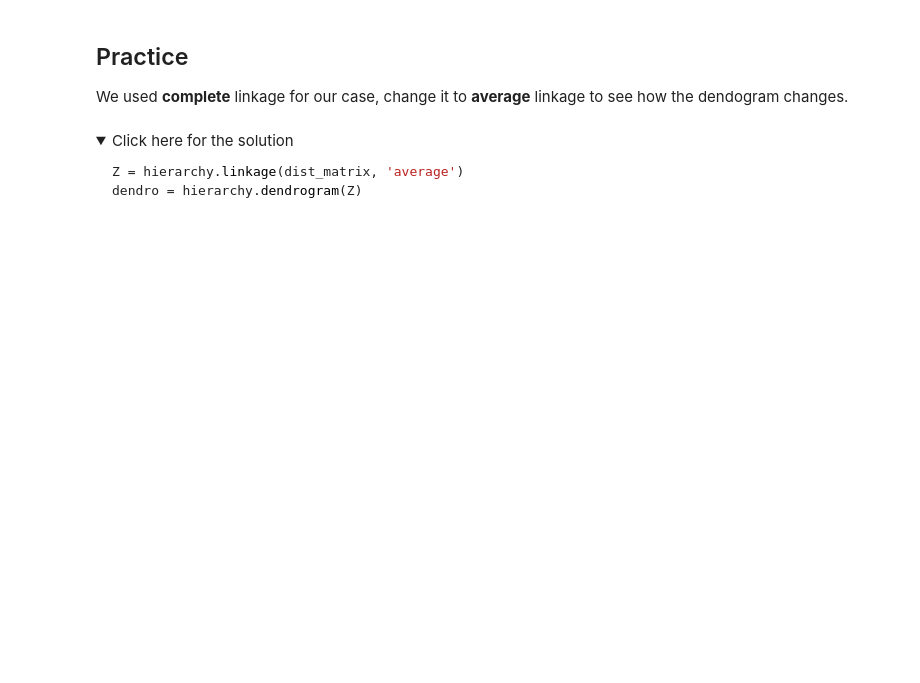
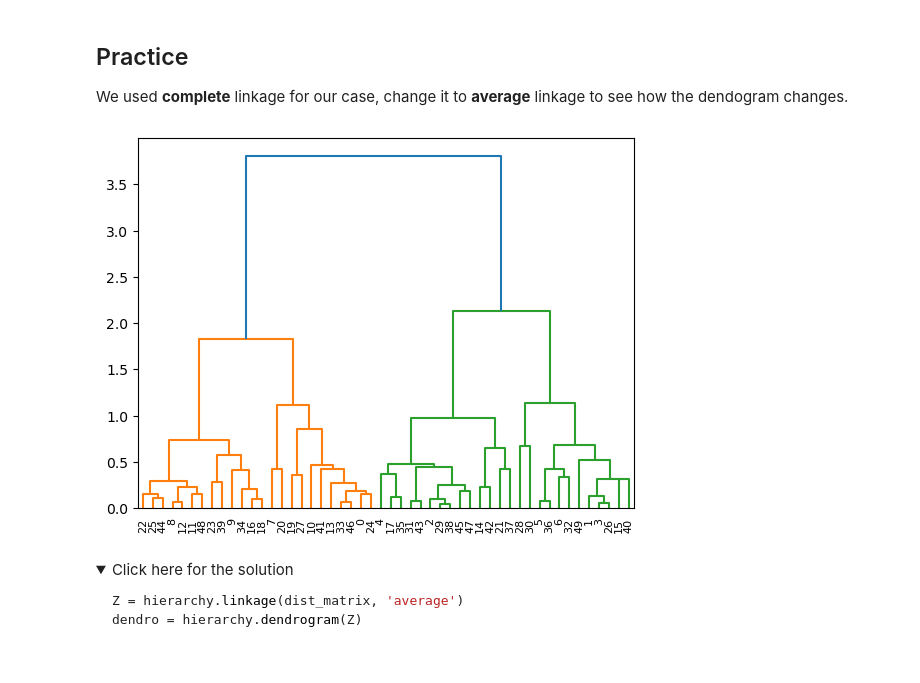
Before and after one commit to ramijellali/IBM_CLUSTERS, a Jupyter notebook: ML0101EN-Clus-Hierarchical-Cars.ipynb, the cells around one changed output. Saved outputs shown, nothing was run; the diff lists cells and outputs as text; code cells hidden in the pictures; folded sections open; blank space fills up the shorter version.

Commit message:
dendrogram

```diff
--- a/ML0101EN-Clus-Hierarchical-Cars.ipynb
+++ b/ML0101EN-Clus-Hierarchical-Cars.ipynb
@@ -198,6 +208,11 @@ dendro = hierarchy.dendrogram(Z)
 We used __complete__ linkage for our case, change it to __average__ linkage to see how the dendogram changes.
 # %%
 # write your code here
+
+Z = hierarchy.linkage(dist_matrix, 'average')
+dendro = hierarchy.dendrogram(Z)
+# %% [output]
+[figure, added]
 # %% [markdown]
 <details><summary>Click here for the solution</summary>
 
```
Also changed, not shown: parts of 2 cells of this notebook.
